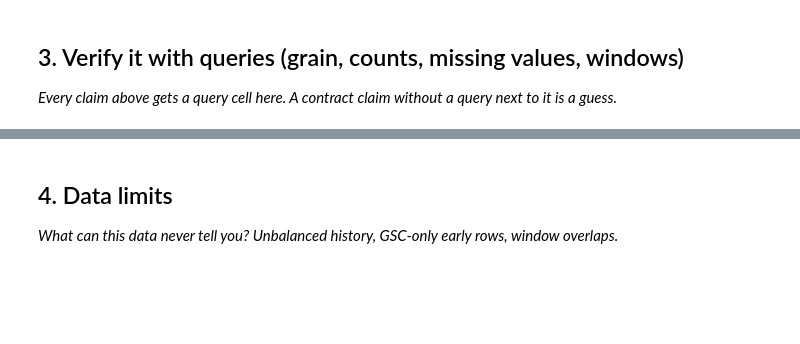
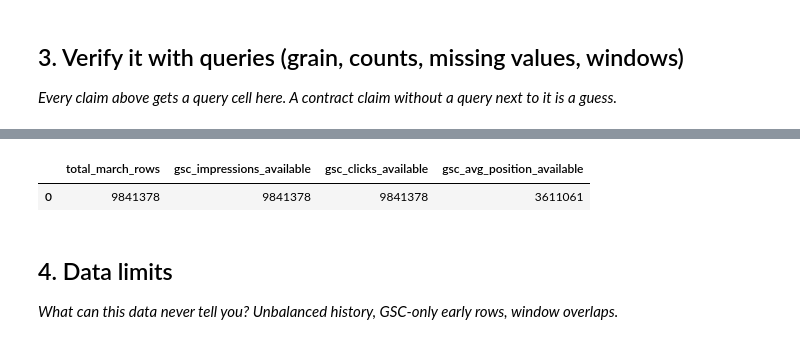
Before and after one commit to Ikramkhan-gif1/FlyRank-ML-Internship, a Jupyter notebook: work/notebooks/w03_data_contract.ipynb, the cells around one changed output, grey strips where cells are left out. Saved outputs shown, nothing was run; the diff lists cells and outputs as text; code cells hidden in the pictures; blank space fills up the shorter version.

```diff
--- a/work/notebooks/w03_data_contract.ipynb
+++ b/work/notebooks/w03_data_contract.ipynb
@@ -30,3 +309,18 @@ This skeleton is yours to fill. Work the sections **in order** — each one has
+# %%
+# Availability using IS NOT NULL for key columns
+query = """
+SELECT
+    COUNT(*) AS total_march_rows,
+    COUNT(gsc_impressions) AS gsc_impressions_available,
+    COUNT(gsc_clicks) AS gsc_clicks_available,
+    COUNT(gsc_avg_position) AS gsc_avg_position_available
+FROM fact_content_daily_performance
+WHERE report_date BETWEEN '2026-03-01' AND '2026-03-31';
+"""
+display(con.execute(query).fetchdf())
+# %% [output]
+|  | total_march_rows | gsc_impressions_available | gsc_clicks_available | gsc_avg_position_available |
+| 0 | 9841378 | 9841378 | 9841378 | 3611061 |
 # %% [markdown]
 ## 4. Data limits
 
```
Also changed, not shown: parts of 19 cells of this notebook.
